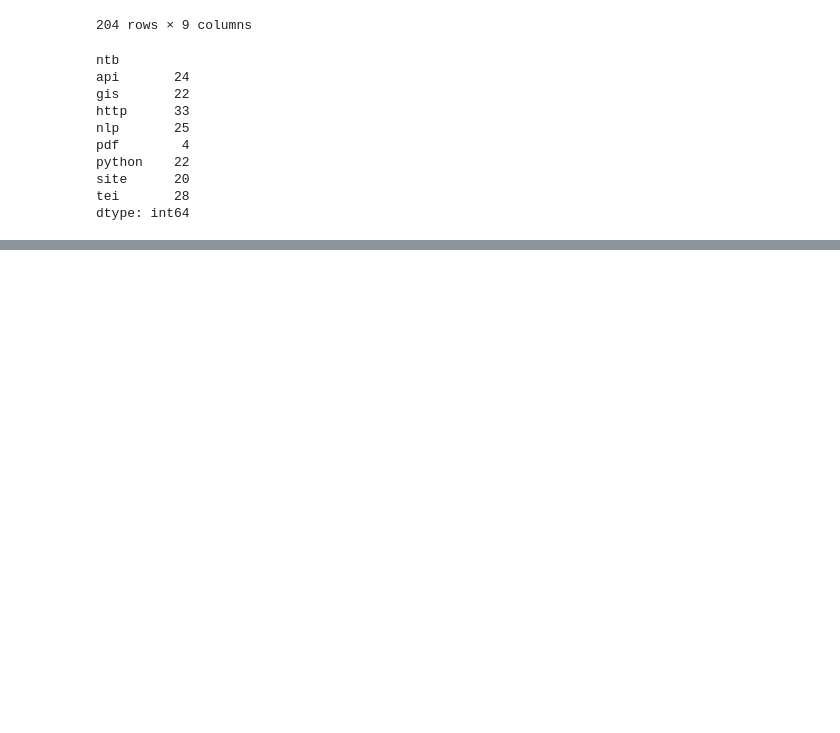
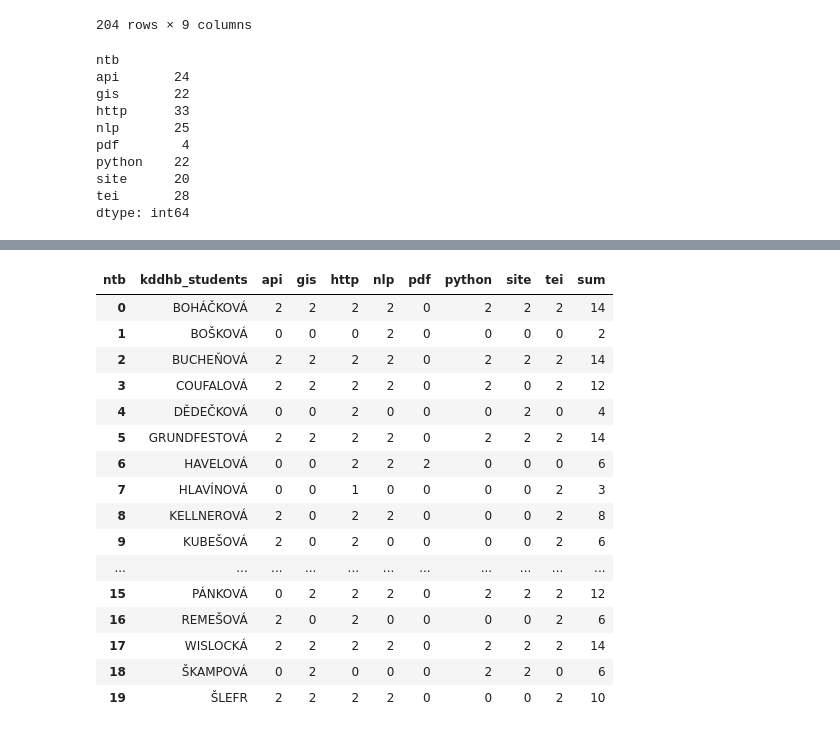
Before and after one commit to CCS-ZCU/pribehy-dat, a Jupyter notebook: management/kontrola.ipynb, the cells around one changed output, grey strips where cells are left out. Drawn from its saved outputs; the diff is of its cells as text; code cells hidden in the pictures; blank space fills up the shorter version.

```diff
--- a/management/kontrola.ipynb
+++ b/management/kontrola.ipynb
@@ -237,0 +259,21 @@ table["sum"] = table.sum(axis=1)
+# %%
+table = table.reset_index()
+table
+# %% [output]
+| ntb | kddhb_students | api | gis | http | nlp | pdf | python | site | tei | sum |
+| 0 | BOHÁČKOVÁ | 2 | 2 | 2 | 2 | 0 | 2 | 2 | 2 | 14 |
+| 1 | BOŠKOVÁ | 0 | 0 | 0 | 2 | 0 | 0 | 0 | 0 | 2 |
+| 2 | BUCHEŇOVÁ | 2 | 2 | 2 | 2 | 0 | 2 | 2 | 2 | 14 |
+| 3 | COUFALOVÁ | 2 | 2 | 2 | 2 | 0 | 2 | 0 | 2 | 12 |
+| 4 | DĚDEČKOVÁ | 0 | 0 | 2 | 0 | 0 | 0 | 2 | 0 | 4 |
+| 5 | GRUNDFESTOVÁ | 2 | 2 | 2 | 2 | 0 | 2 | 2 | 2 | 14 |
+| 6 | HAVELOVÁ | 0 | 0 | 2 | 2 | 2 | 0 | 0 | 0 | 6 |
+| 7 | HLAVÍNOVÁ | 0 | 0 | 1 | 0 | 0 | 0 | 0 | 2 | 3 |
+| 8 | KELLNEROVÁ | 2 | 0 | 2 | 2 | 0 | 0 | 0 | 2 | 8 |
+| 9 | KUBEŠOVÁ | 2 | 0 | 2 | 0 | 0 | 0 | 0 | 2 | 6 |
+| ... | ... | ... | ... | ... | ... | ... | ... | ... | ... | ... |
+| 15 | PÁNKOVÁ | 0 | 2 | 2 | 2 | 0 | 2 | 2 | 2 | 12 |
+| 16 | REMEŠOVÁ | 2 | 0 | 2 | 0 | 0 | 0 | 0 | 2 | 6 |
+| 17 | WISLOCKÁ | 2 | 2 | 2 | 2 | 0 | 2 | 2 | 2 | 14 |
+| 18 | ŠKAMPOVÁ | 0 | 2 | 0 | 0 | 0 | 2 | 2 | 0 | 6 |
+| 19 | ŠLEFR | 2 | 2 | 2 | 2 | 0 | 0 | 0 | 2 | 10 |
```
Also changed, not shown: parts of 3 cells of this notebook, 1 other file.
